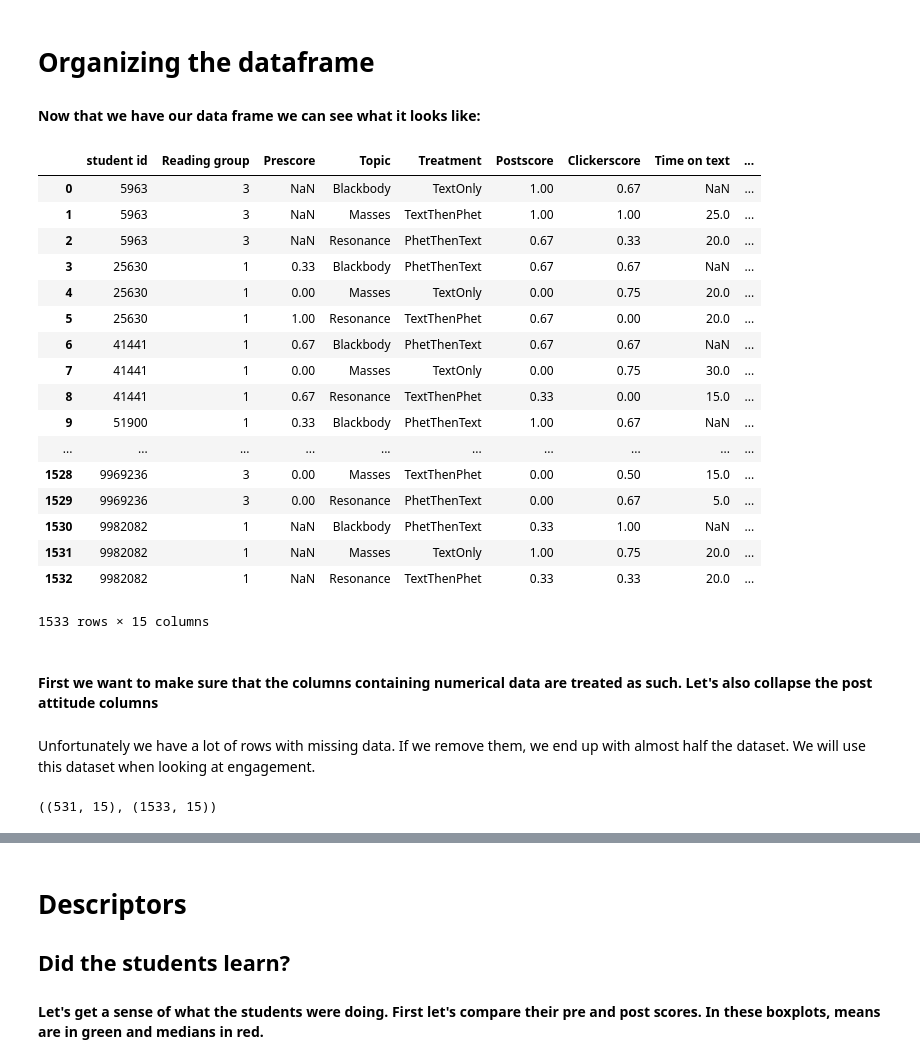
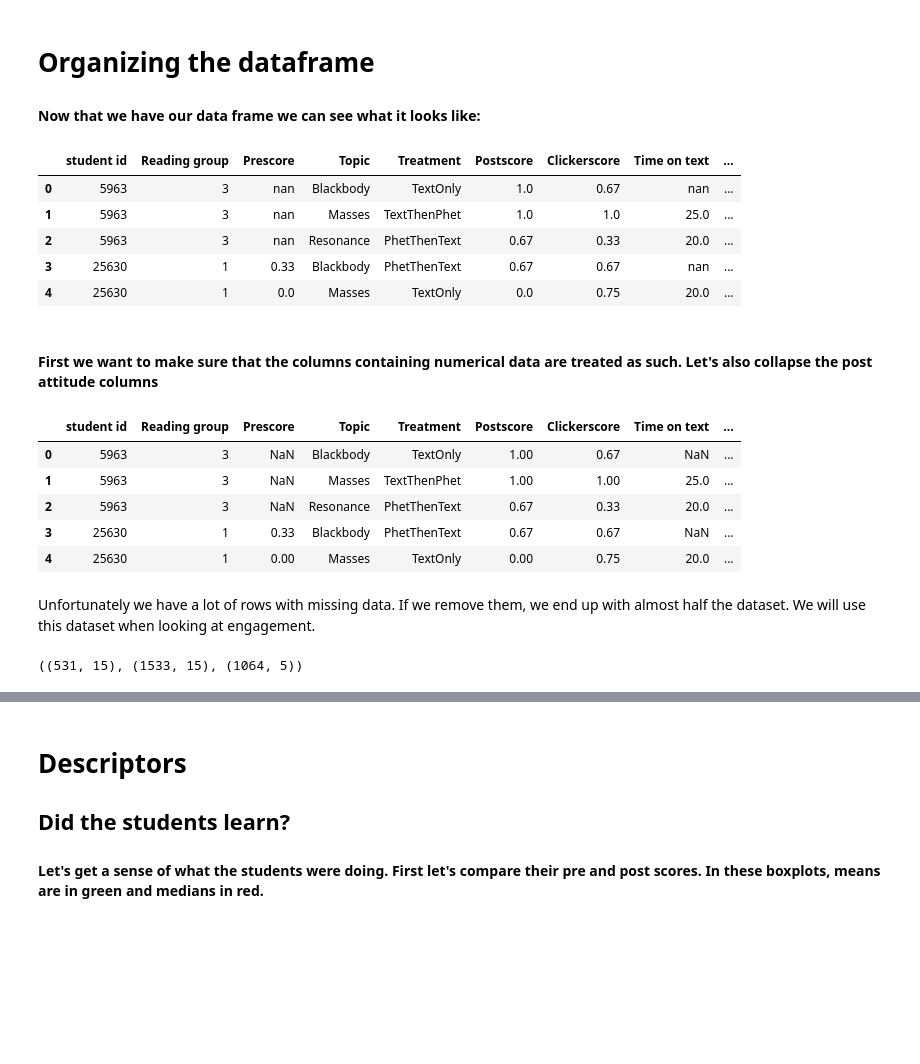
Before and after one commit to sperez8/Phet-log-analyzer, a Jupyter notebook: prereading/storyline_prereading.ipynb, the cells around one changed output, grey strips where cells are left out. Cells and saved outputs as stored; diff of their text form; code cells hidden in the pictures; blank space fills up the shorter version.

```diff
--- a/prereading/storyline_prereading.ipynb
+++ b/prereading/storyline_prereading.ipynb
@@ -14,8 +14,8 @@ import getpass
 import math
 # %%
 # from scipy import stats
-dfraw = pd.read_csv('C:\Users\\'+getpass.getuser()+'\Desktop\Clean-data_160217_JBS_removed_empty_columns.csv')
-dfsurvey = pd.read_csv('C:\Users\\'+getpass.getuser()+'\Desktop\Clean-data_addSurvey_160309_JBS_removed_empty_columns.csv')
+dfraw = pd.read_csv('C:\Users\\'+getpass.getuser()+'\Desktop\Clean-data_160217_JBS_cleaned_051316.csv')
+dfsurvey = pd.read_csv('C:\Users\\'+getpass.getuser()+'\Desktop\Clean-data_addSurvey_160309_JBS_cleaned_051316.csv')
 #please read this about unicode strings eventually: http://www.joelonsoftware.com/articles/Unicode.html
 
 
@@ -52,14 +52,25 @@ def transform_encountered(response):
     else:
         return np.nan
 
+def lickert_convert(response):
+    return float(conv_neg[str(response).split('<')[0]])
+
+def compute_survey(responses):
+    NAs = 0
+    newresponses = []
+    for s in responses:
+        if s != np.nan:
+            newresponses.append(s)
+    return sum(newresponses)/len(newresponses)
+
 #now we iterate through the dataframe and creat a row per student x topic
 for index, row in dfmerged.iterrows():
     for topic in topics:
         #print row['q5 - For me personally; PhET Sims are usually useless.']
-        calculated_survey = (float(conv_neg[str(row['q2 - For me personally; PhET Sims are usually boring.']).split('<')[0]])+
-                    float(conv_neg[str(row['q5 - For me personally; PhET Sims are usually useless.']).split('<')[0]])+
-                    float(conv_pos[str(row['q4 - For me personally; PhET Sims are usually fun.']).split('<')[0]])+
-                    float(conv_pos[str(row['q3 - For me personally; PhET Sims are usually productive.']).split('<')[0]]))/4.0
+#         calculated_survey = compute_survey([lickert_convert(row['q2 - For me personally; PhET Sims are usually boring.']),
+#                     lickert_convert(row['q5 - For me personally; PhET Sims are usually useless.']),
+#                     lickert_convert(row['q4 - For me personally; PhET Sims are usually fun.']),
+#                     lickert_convert(row['q3 - For me personally; PhET Sims are usually productive.'])])
         datalist.append([str(row['anon-id']),
                         str(row["Reading group_x"]),
                         float(str(row['PreScore.'+topic]).replace('%',''))/100.0,
@@ -69,7 +80,7 @@ for index, row in dfmerged.iterrows():
                         float(str(row['ClickerScore.'+topic]).replace('%',''))/100.0,
                         row[textquestion[topic]],
                         row[phetquestion[topic]],
-                        calculated_survey,
+#                         calculated_survey,
                         row['q9 - How beneficial was this assignment to your learning?'],
                         row['q10 - How much did you enjoy this assignment?'],
                         transform_encountered(row[encountered_question[topic]])
@@ -79,31 +90,21 @@ for index, row in dfmerged.iterrows():
 array2 = np.array(datalist)
 colnames = ['student id',"Reading group",'Prescore','Topic','Treatment',
             'Postscore','Clickerscore','Time on text','Time on PhET',
-            'Preattitude','Postattitude - benefitted','Postattitude - enjoyed','Encountered']
+#             'Preattitude',
+            'Postattitude - benefitted','Postattitude - enjoyed','Encountered']
+df = pd.DataFrame(array2,columns=colnames)
 # %% [markdown]
 # Organizing the dataframe
 #### Now that we have our data frame we can see what it looks like:
 # %%
-df
+df.head()
 # %% [output]
 |  | student id | Reading group | Prescore | Topic | Treatment | Postscore | Clickerscore | Time on text | ... |
-| 0 | 5963 | 3 | NaN | Blackbody | TextOnly | 1.00 | 0.67 | NaN | ... |
-| 1 | 5963 | 3 | NaN | Masses | TextThenPhet | 1.00 | 1.00 | 25.0 | ... |
-| 2 | 5963 | 3 | NaN | Resonance | PhetThenText | 0.67 | 0.33 | 20.0 | ... |
-| 3 | 25630 | 1 | 0.33 | Blackbody | PhetThenText | 0.67 | 0.67 | NaN | ... |
-| 4 | 25630 | 1 | 0.00 | Masses | TextOnly | 0.00 | 0.75 | 20.0 | ... |
-| 5 | 25630 | 1 | 1.00 | Resonance | TextThenPhet | 0.67 | 0.00 | 20.0 | ... |
-| 6 | 41441 | 1 | 0.67 | Blackbody | PhetThenText | 0.67 | 0.67 | NaN | ... |
-| 7 | 41441 | 1 | 0.00 | Masses | TextOnly | 0.00 | 0.75 | 30.0 | ... |
-| 8 | 41441 | 1 | 0.67 | Resonance | TextThenPhet | 0.33 | 0.00 | 15.0 | ... |
-| 9 | 51900 | 1 | 0.33 | Blackbody | PhetThenText | 1.00 | 0.67 | NaN | ... |
-| ... | ... | ... | ... | ... | ... | ... | ... | ... | ... |
-| 1528 | 9969236 | 3 | 0.00 | Masses | TextThenPhet | 0.00 | 0.50 | 15.0 | ... |
-| 1529 | 9969236 | 3 | 0.00 | Resonance | PhetThenText | 0.00 | 0.67 | 5.0 | ... |
-| 1530 | 9982082 | 1 | NaN | Blackbody | PhetThenText | 0.33 | 1.00 | NaN | ... |
-| 1531 | 9982082 | 1 | NaN | Masses | TextOnly | 1.00 | 0.75 | 20.0 | ... |
-| 1532 | 9982082 | 1 | NaN | Resonance | TextThenPhet | 0.33 | 0.33 | 20.0 | ... |
+| 0 | 5963 | 3 | nan | Blackbody | TextOnly | 1.0 | 0.67 | nan | ... |
+| 1 | 5963 | 3 | nan | Masses | TextThenPhet | 1.0 | 1.0 | 25.0 | ... |
+| 2 | 5963 | 3 | nan | Resonance | PhetThenText | 0.67 | 0.33 | 20.0 | ... |
+| 3 | 25630 | 1 | 0.33 | Blackbody | PhetThenText | 0.67 | 0.67 | nan | ... |
+| 4 | 25630 | 1 | 0.0 | Masses | TextOnly | 0.0 | 0.75 | 20.0 | ... |
-1533 rows × 15 columns
 # %% [markdown]
 #### First we want to make sure that the columns containing numerical data are treated as such. Let's also collapse the post attitude columns
 # %%
@@ -130,11 +131,22 @@ def transform_benefit(response):
 
 df['Benefitted'] = df['Postattitude - benefitted'].apply(transform_benefit)
 df['Enjoyed'] = df['Postattitude - enjoyed'].apply(transform_enjoy)
+df.head()
+# %% [output]
+|  | student id | Reading group | Prescore | Topic | Treatment | Postscore | Clickerscore | Time on text | ... |
+| 0 | 5963 | 3 | NaN | Blackbody | TextOnly | 1.00 | 0.67 | NaN | ... |
+| 1 | 5963 | 3 | NaN | Masses | TextThenPhet | 1.00 | 1.00 | 25.0 | ... |
+| 2 | 5963 | 3 | NaN | Resonance | PhetThenText | 0.67 | 0.33 | 20.0 | ... |
+| 3 | 25630 | 1 | 0.33 | Blackbody | PhetThenText | 0.67 | 0.67 | NaN | ... |
+| 4 | 25630 | 1 | 0.00 | Masses | TextOnly | 0.00 | 0.75 | 20.0 | ... |
 # %% [markdown]
 Unfortunately we have a lot of rows with missing data. If we remove them, we end up with almost half the dataset. We will use this dataset when looking at engagement.
 # %%
 df2 = df.dropna()
-df2.shape, df.shape
+df_score1 = df[['Prescore','Postscore','Topic','Clickerscore','Treatment']]
+df_score = df_score1.dropna()
+df_score.shape
+df2.shape, df.shape, df_score.shape
 # %% [output]
-((531, 15), (1533, 15))
+((531, 15), (1533, 15), (1064, 5))
 # %%
```
Also changed, not shown: parts of 21 cells of this notebook.
